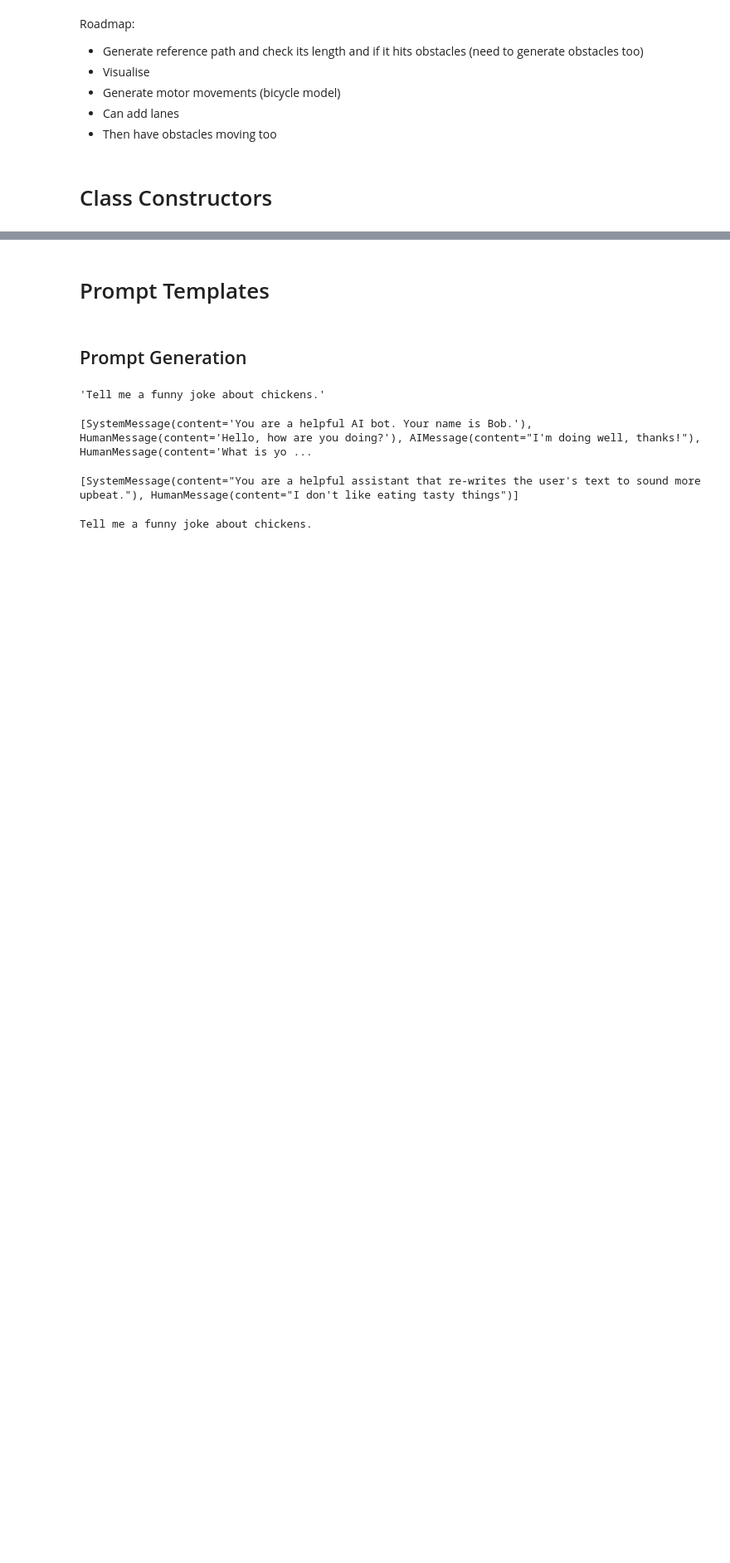
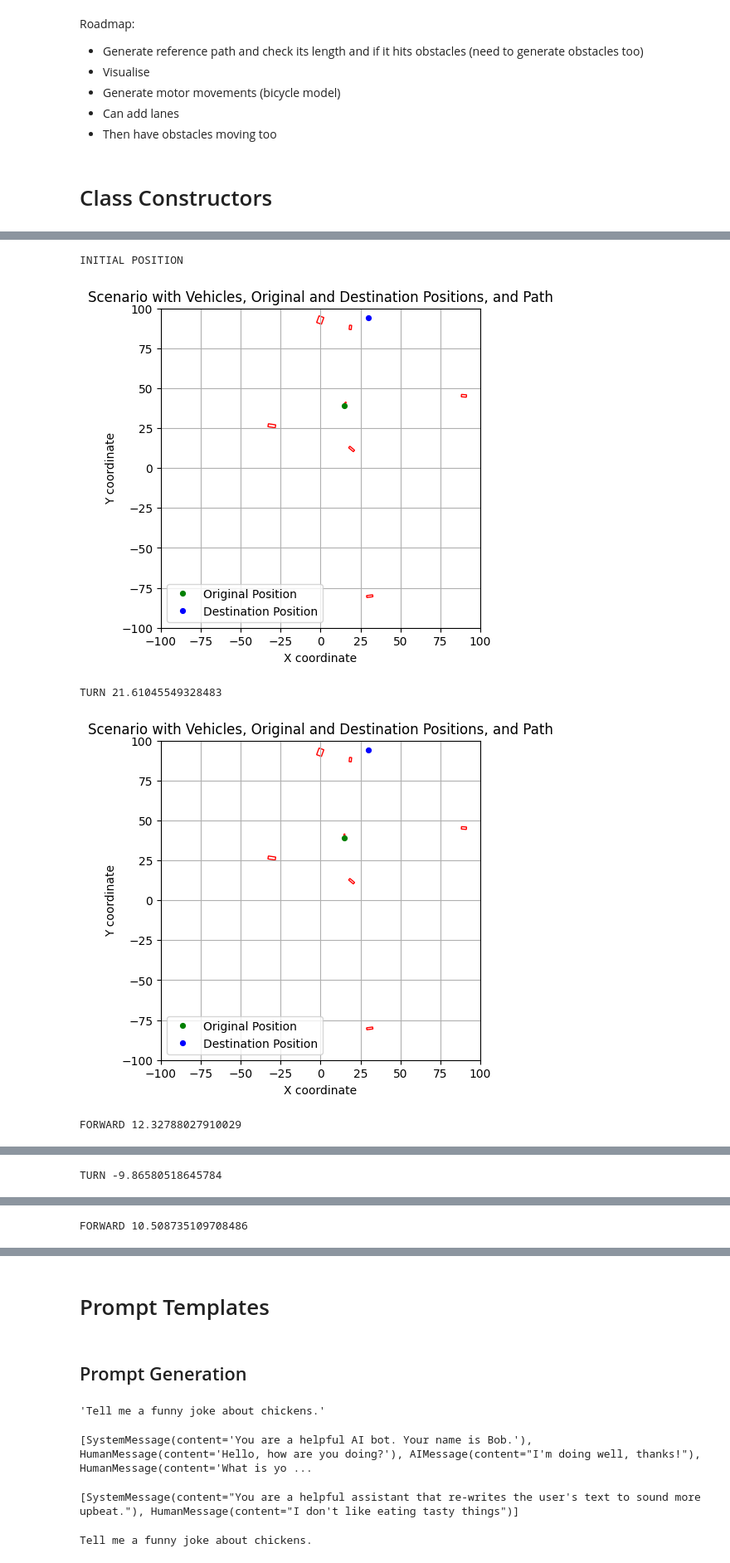
Before and after one commit to LiuHaolan/llm-gym, a Jupyter notebook: gemini_nav.ipynb, the cells around one changed output, grey strips where cells are left out. Shown at 83% size. Drawn from its saved outputs; the diff is of its cells as text; code cells hidden in the pictures; blank space fills up the shorter version.

```diff
--- a/gemini_nav.ipynb
+++ b/gemini_nav.ipynb
@@ -393,0 +503,8 @@ FAILED TO REACH DESTINATION
+# %%
+chain = LLMChain(llm=model, prompt=prompt_template)
+response = chain.invoke(input={"x_range":x_range, "y_range":y_range,
+                               "vehicles_string":vehicles_string,
+                               "robot_position":robot_position,
+                               "robot_orientation":robot_orientation,
+                               "robot_destination":robot_destination})["text"]
+to_markdown(response)
@@ -393,0 +522,8 @@ FAILED TO REACH DESTINATION
+# %%
+scenario.simulate(response.split(", "))
+# %% [output]
+INITIAL POSITION
+[figure, added]
+TURN 21.61045549328483
+[figure, added]
+FORWARD 12.32788027910029
@@ -393,0 +531 @@ FAILED TO REACH DESTINATION
+TURN -9.86580518645784
@@ -393,0 +533 @@ FAILED TO REACH DESTINATION
+FORWARD 10.508735109708486
```
Also changed, not shown: parts of 20 cells of this notebook.
